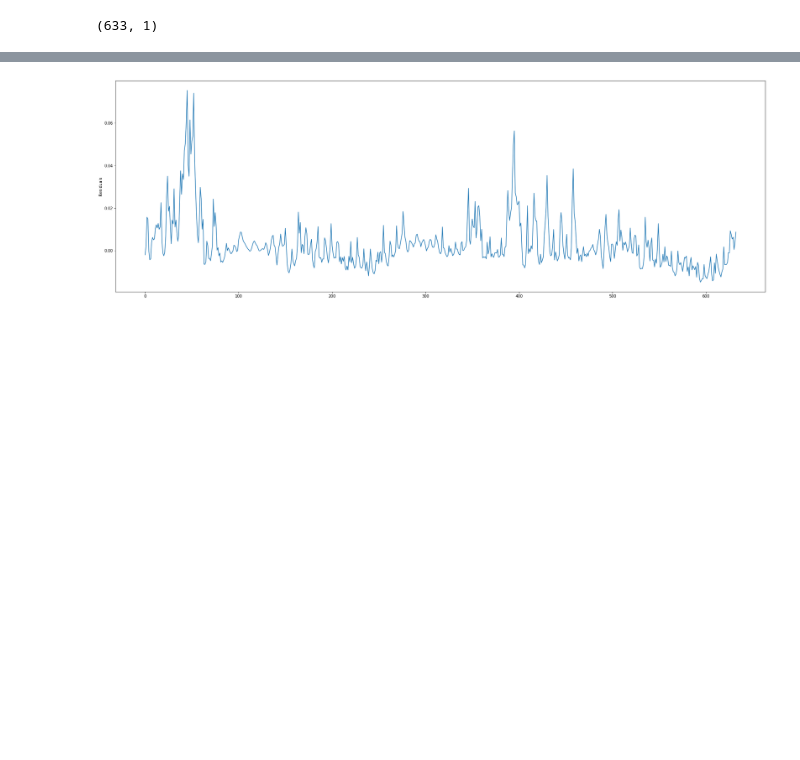
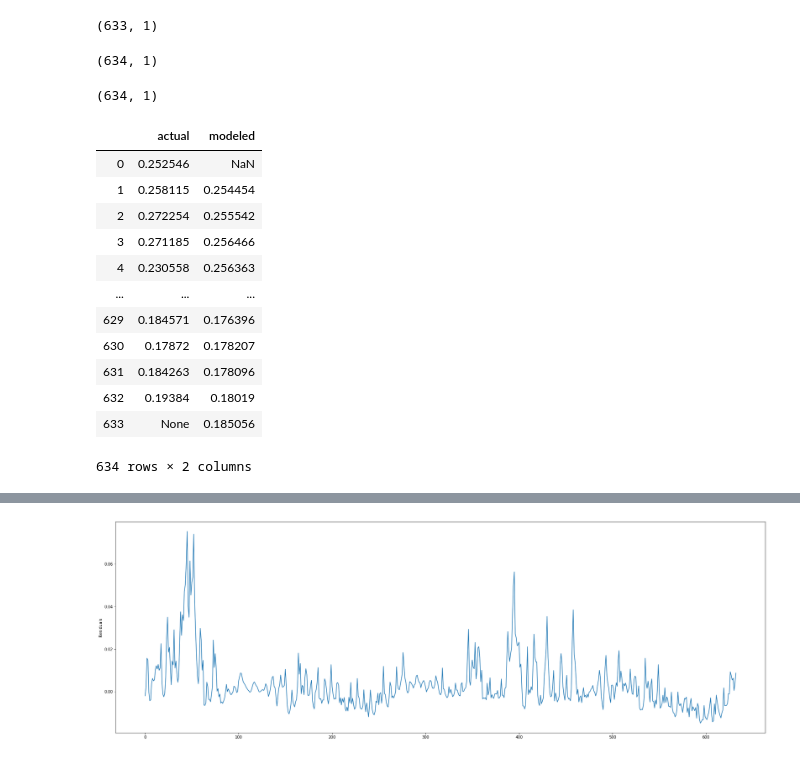
Before and after one commit to Zhimin90/London_Energy_Study_in_R, a Jupyter notebook: Python LSTM Keras/LSTM.ipynb, the cells around one changed output, grey strips where cells are left out. Drawn from its saved outputs; the diff is of its cells as text; code cells hidden in the pictures; blank space fills up the shorter version.

```diff
--- a/Python LSTM Keras/LSTM.ipynb
+++ b/Python LSTM Keras/LSTM.ipynb
@@ -224,5 +224,9 @@ data_out.shape
 x_train2_raw = scaler.inverse_transform(scaler2.inverse_transform(x_train2[:,29,:]))
 # %%
 x_train2_raw = np.append(x_train2_raw,[None])
+# %%
+np.reshape(x_train2_raw,(x_train2_raw.shape[0],1)).shape
+# %% [output]
+(634, 1)
 # %%
 trained_pred = np.insert(data_out, 0, [None], axis=0)
@@ -231,2 +233,24 @@ data_out_df = pd.DataFrame(np.hstack([pred,y_train2,x_train2[:,29]]))
+# %%
+trained_pred.shape
+# %% [output]
+(634, 1)
+# %%
+data_out_df = pd.DataFrame(np.hstack([np.reshape(x_train2_raw,(x_train2_raw.shape[0],1)),trained_pred]), columns=["actual", "modeled"])
+# %%
+data_out_df
+# %% [output]
+|  | actual | modeled |
+| 0 | 0.252546 | NaN |
+| 1 | 0.258115 | 0.254454 |
+| 2 | 0.272254 | 0.255542 |
+| 3 | 0.271185 | 0.256466 |
+| 4 | 0.230558 | 0.256363 |
+| ... | ... | ... |
+| 629 | 0.184571 | 0.176396 |
+| 630 | 0.17872 | 0.178207 |
+| 631 | 0.184263 | 0.178096 |
+| 632 | 0.19384 | 0.18019 |
+| 633 | None | 0.185056 |
+634 rows × 2 columns
 # %%
 data_out_df.plot(figsize=(30,10))
```
Also changed, not shown: parts of 5 cells of this notebook.
